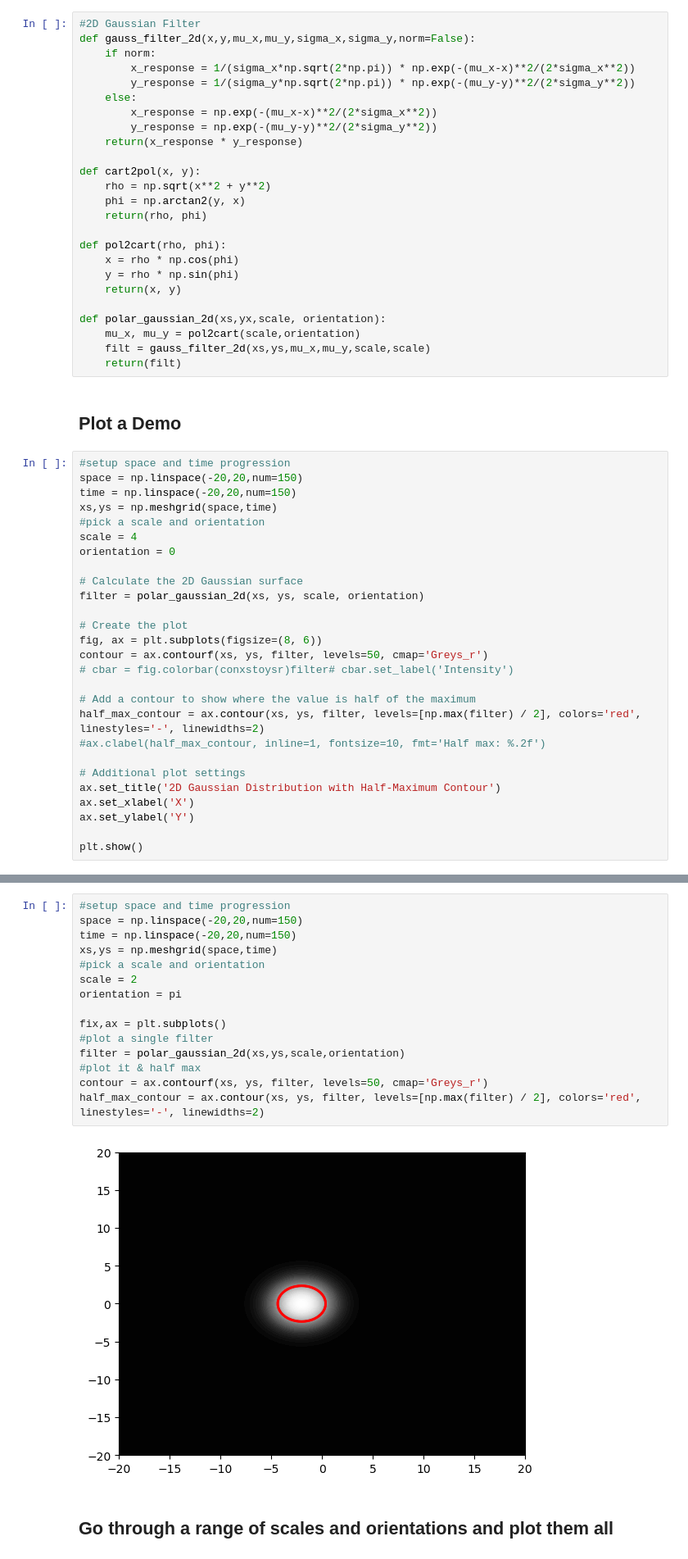
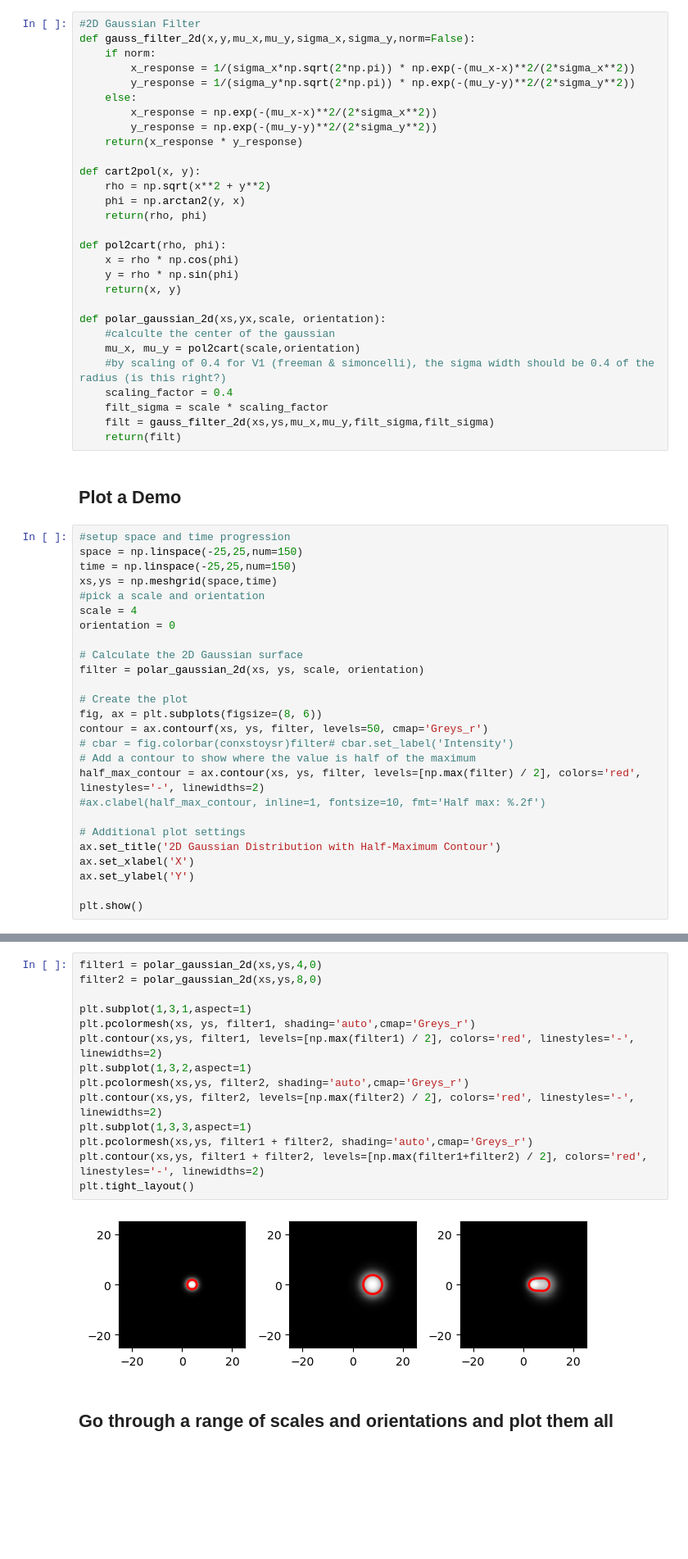
Before and after one commit to vdutell/linearfiltering, a Jupyter notebook: FreqSpaceDefinedFilers.ipynb, the cells around one changed output, grey strips where cells are left out. Shown at 82% size. Drawn from its saved outputs; the diff is of its cells as text; blank space fills up the shorter version.

Commit message:
update with new frequency space defined filers

```diff
--- a/FreqSpaceDefinedFilers.ipynb
+++ b/FreqSpaceDefinedFilers.ipynb
@@ -30,15 +30,19 @@ def pol2cart(rho, phi):
     return(x, y)
 
 def polar_gaussian_2d(xs,yx,scale, orientation):
+    #calculte the center of the gaussian
     mu_x, mu_y = pol2cart(scale,orientation)
-    filt = gauss_filter_2d(xs,ys,mu_x,mu_y,scale,scale)
+    #by scaling of 0.4 for V1 (freeman & simoncelli), the sigma width should be 0.4 of the radius (is this right?)
+    scaling_factor = 0.4
+    filt_sigma = scale * scaling_factor
+    filt = gauss_filter_2d(xs,ys,mu_x,mu_y,filt_sigma,filt_sigma)
     return(filt)
 # %% [markdown]
 ## Plot a Demo
 # %%
 #setup space and time progression
-space = np.linspace(-20,20,num=150)
-time = np.linspace(-20,20,num=150)
+space = np.linspace(-25,25,num=150)
+time = np.linspace(-25,25,num=150)
 xs,ys = np.meshgrid(space,time)
 #pick a scale and orientation
 scale = 4
@@ -51,7 +55,6 @@ filter = polar_gaussian_2d(xs, ys, scale, orientation)
 fig, ax = plt.subplots(figsize=(8, 6))
 contour = ax.contourf(xs, ys, filter, levels=50, cmap='Greys_r')
 # cbar = fig.colorbar(conxstoysr)filter# cbar.set_label('Intensity')
-
 # Add a contour to show where the value is half of the maximum
 half_max_contour = ax.contour(xs, ys, filter, levels=[np.max(filter) / 2], colors='red', linestyles='-', linewidths=2)
 #ax.clabel(half_max_contour, inline=1, fontsize=10, fmt='Half max: %.2f')
@@ -67,20 +72,19 @@ plt.show()
 # %%
-#setup space and time progression
-space = np.linspace(-20,20,num=150)
-time = np.linspace(-20,20,num=150)
-xs,ys = np.meshgrid(space,time)
-#pick a scale and orientation
-scale = 2
-orientation = pi
+filter1 = polar_gaussian_2d(xs,ys,4,0)
+filter2 = polar_gaussian_2d(xs,ys,8,0)
 
-fix,ax = plt.subplots()
-#plot a single filter
-filter = polar_gaussian_2d(xs,ys,scale,orientation)
-#plot it & half max
-contour = ax.contourf(xs, ys, filter, levels=50, cmap='Greys_r')
-half_max_contour = ax.contour(xs, ys, filter, levels=[np.max(filter) / 2], colors='red', linestyles='-', linewidths=2)
+plt.subplot(1,3,1,aspect=1)
+plt.pcolormesh(xs, ys, filter1, shading='auto',cmap='Greys_r')
+plt.contour(xs,ys, filter1, levels=[np.max(filter1) / 2], colors='red', linestyles='-', linewidths=2)
+plt.subplot(1,3,2,aspect=1)
+plt.pcolormesh(xs,ys, filter2, shading='auto',cmap='Greys_r')
+plt.contour(xs,ys, filter2, levels=[np.max(filter2) / 2], colors='red', linestyles='-', linewidths=2)
+plt.subplot(1,3,3,aspect=1)
+plt.pcolormesh(xs,ys, filter1 + filter2, shading='auto',cmap='Greys_r')
+plt.contour(xs,ys, filter1 + filter2, levels=[np.max(filter1+filter2) / 2], colors='red', linestyles='-', linewidths=2)
+plt.tight_layout()
 # %% [output]
-[figure, old version]
+[figure, new version]
 # %% [markdown]
 ## Go through a range of scales and orientations and plot them all
 # %%
```
Also changed, not shown: parts of 6 cells of this notebook, 1 other file.
